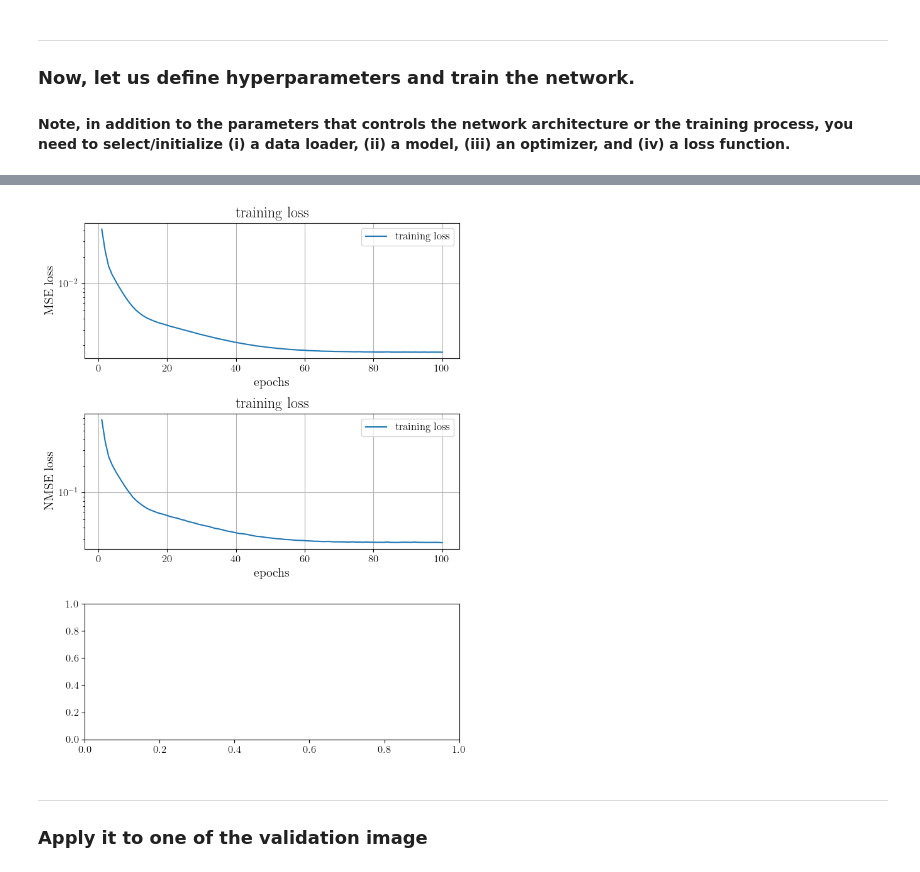
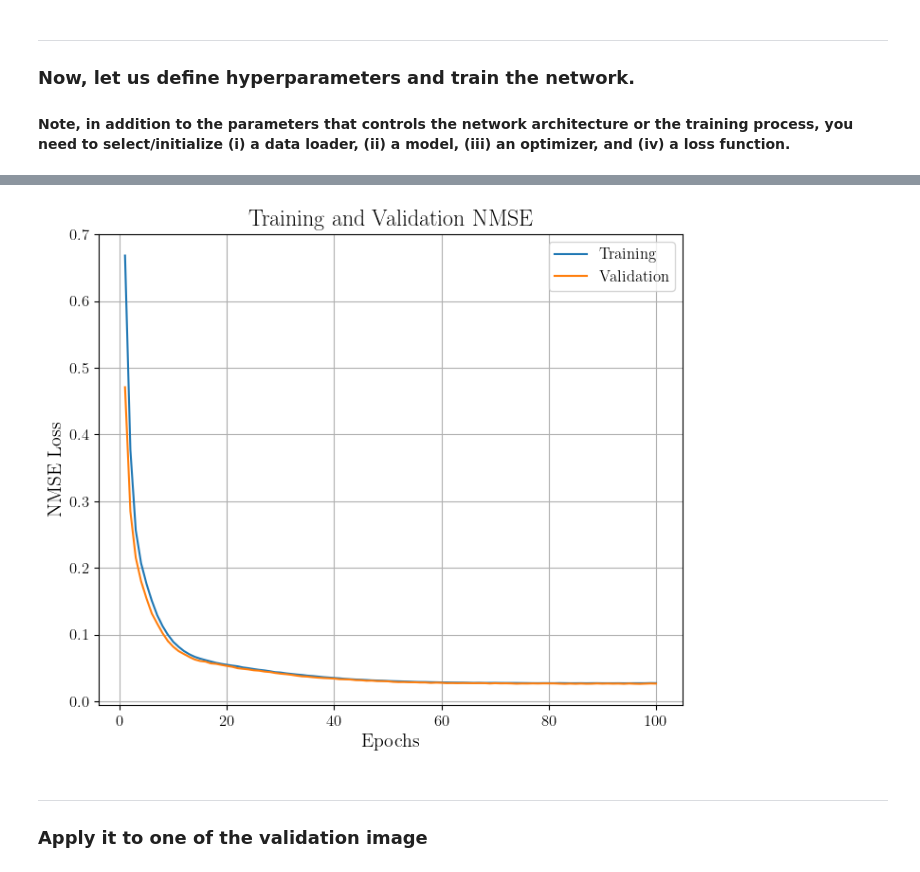
Before and after one commit to MihirJoe/MRI-Denoising, a Jupyter notebook: starter_code.ipynb, the cells around one changed output, grey strips where cells are left out. Cells and saved outputs as stored; diff of their text form; code cells hidden in the pictures.

```diff
--- a/starter_code.ipynb
+++ b/starter_code.ipynb
@@ -62,12 +62,18 @@ transform = transforms.Compose([
 # Create the dataset for training images
 train_dataset = TIFFDataset('train-clean-tif', transform=transform)
 
+# Create the dataset for the validation images
+val_dataset = TIFFDataset('val-clean-tif', transform=transform)
+
 # Function to create data loader
 def create_loader(train_dataset, batch_size):
     torch.manual_seed(0)  # For reproducibility of random numbers in PyTorch
     train_loader = DataLoader(train_dataset, batch_size=batch_size, shuffle=True)  # Creates a training DataLoader from this Dataset
     return train_loader
 
-dataset_size = len(train_dataset)
-print('Number of images in the dataset:', dataset_size)
+train_dataset_size = len(train_dataset)
+print('Number of images in the train dataset:', train_dataset_size)
+
+val_dataset_size = len(val_dataset)
+print('Number of images in the validation dataset:', val_dataset_size)
 # %% [output]
@@ -193,12 +263,14 @@ num_epoch = 100  # Epochs
 
 # Model, criterion, and optimizer
 train_loader = create_loader(train_dataset, batch_size)
+val_loader = create_loader(val_dataset, batch_size)
+
 model = TrivialNet() # Pick a model
 opt = optim.Adam(model.parameters(), lr=lr) # Pick an optimizer
 criterion = nn.MSELoss() # Pick a loss function
 
 # Let's train the model
-train_model(model, opt, criterion, train_loader, num_epoch, noise_std=sig)
+train_model(model, opt, criterion, train_loader, val_loader, num_epoch, noise_std=sig)
 # %% [output]
 Epoch 1, Iteration 10, Loss: 0.041553
 Epoch 1, Iteration 20, Loss: 0.043858
@@ -220 +292 @@ Epoch 100, Iteration 20, Loss: 0.001701
-[figure, old version]
+[figure, new version]
```
Also changed, not shown: parts of 16 cells of this notebook.
